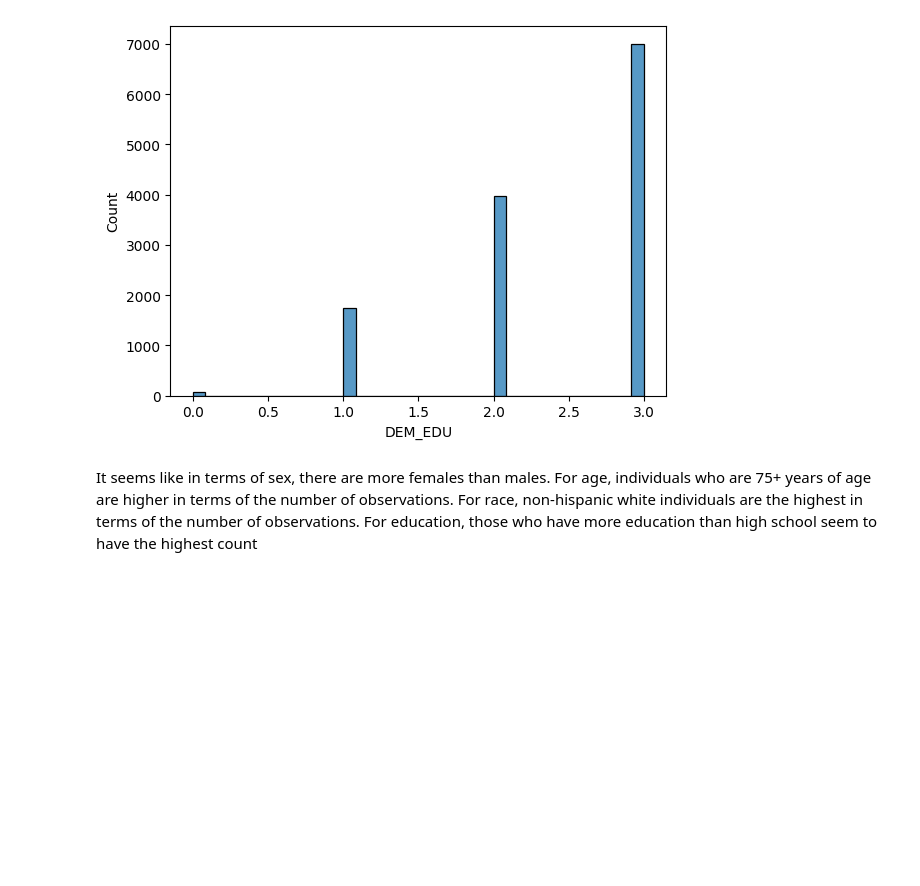
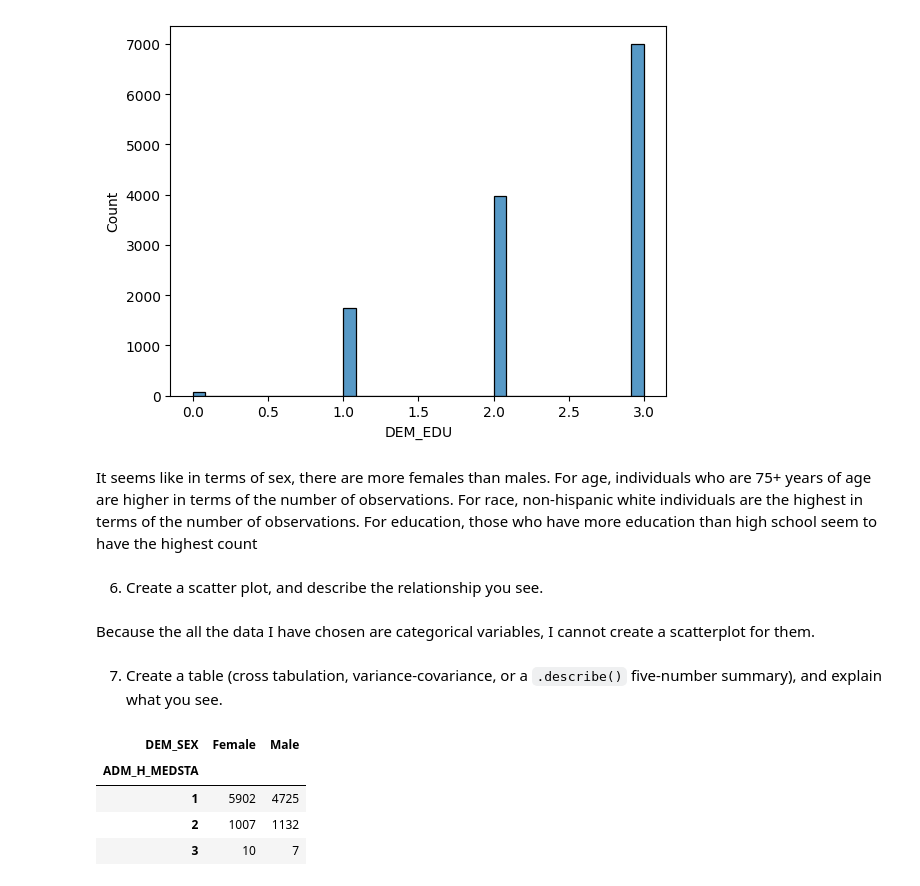
Before and after one commit to tkj9ep/visualization, a Jupyter notebook: assignment/assignment.ipynb, the cells around one changed output. Saved outputs shown, nothing was run; the diff lists cells and outputs as text; code cells hidden in the pictures; blank space fills up the shorter version.

```diff
--- a/assignment/assignment.ipynb
+++ b/assignment/assignment.ipynb
@@ -502,3 +503,19 @@ for category in variables_of_interest:
 [figure]
 # %% [markdown]
 It seems like in terms of sex, there are more females than males. For age, individuals who are 75+ years of age are higher in terms of the number of observations. For race, non-hispanic white individuals are the highest in terms of the number of observations. For education, those who have more education than high school seem to have the highest count
+# %% [markdown]
+6. Create a scatter plot, and describe the relationship you see.
+# %% [markdown]
+Because the all the data I have chosen are categorical variables, I cannot create a scatterplot for them.
+# %% [markdown]
+7. Create a table (cross tabulation, variance-covariance, or a `.describe()` five-number summary), and explain what you see.
+# %%
+# create cross tables with respect to ADM_H_MEDSTA
+
+pd.crosstab(medicare_dataset["ADM_H_MEDSTA"], medicare_dataset["DEM_SEX"])
+# %% [output]
+| DEM_SEX | Female | Male |
+| ADM_H_MEDSTA |  |  |
+| 1 | 5902 | 4725 |
+| 2 | 1007 | 1132 |
+| 3 | 10 | 7 |
```
Also changed, not shown: parts of 9 cells of this notebook.
